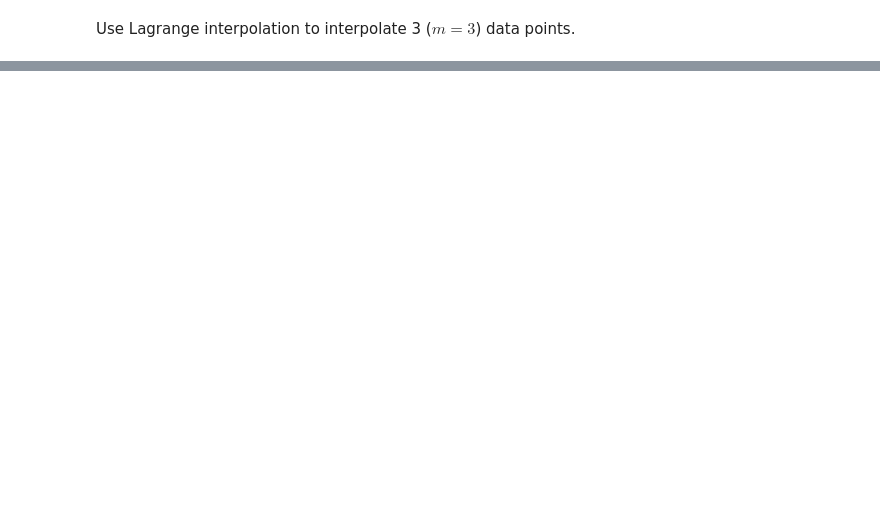
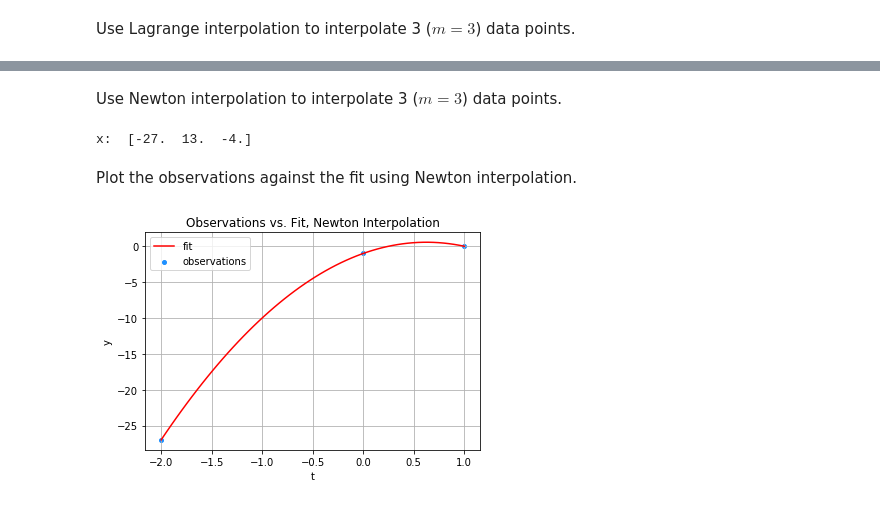
Before and after one commit to marcoemorais/numerics-python, a Jupyter notebook: notes/07-Interpolation.ipynb, the cells around one changed output, grey strips where cells are left out. Saved outputs shown, nothing was run; the diff lists cells and outputs as text; code cells hidden in the pictures; blank space fills up the shorter version.

```diff
--- a/notes/07-Interpolation.ipynb
+++ b/notes/07-Interpolation.ipynb
@@ -162,0 +227,63 @@ y = np.array([-27,-1,0], dtype='d')
+# %% [markdown]
+Use Newton interpolation to interpolate 3 ($m = 3$) data points.
+# %%
+import numpy as np
+import scipy.linalg as la
+
+# Input data $(t_i, y_i)$.
+m = 3
+t = np.array([-2,0,1], dtype='d')
+y = np.array([-27,-1,0], dtype='d')
+
+
+def newton_basis(t):
+    """
+    Return the lower triangular basis matrix used by Newton interpolation.
+    """
+    A = np.zeros((t.size, t.size))
+    for i in range(t.size):
+        aij = 1.
+        for j in range(i+1):
+            A[i,j] = aij
+            # a_{ij} = \pi_{j=1}^n (t_i - t_j)
+            aij = aij * (t[i]-t[j])
+    return A
+
+
+# Solve Lx = y for x using forward substitution.
+A = newton_basis(t)
+x = la.solve_triangular(A, y, lower=True, unit_diagonal=False)
+print("x: ", x)
+
+# Implement the polynomial p_2(t_i).
+p2ti = lambda ti: x[0] + x[1]*(ti-t[0]) + x[2]*(ti-t[0])*(ti-t[1])
+
+# Evaluate the polynomial at the data points.
+vp2ti = np.vectorize(p2ti)
+yhat = vp2ti(t)
+np.testing.assert_almost_equal(y - yhat, np.zeros(m))
+# %% [output]
+x:  [-27.  13.  -4.]
+# %% [markdown]
+Plot the observations against the fit using Newton interpolation.
+# %%
+import matplotlib.pyplot as plt
+
+%matplotlib inline
+
+# Fit the model to a dense 1D-grid of points from [t_min, t_max].
+fitn = m*20
+fitx = np.linspace(np.min(t), np.max(t), fitn)  # Actually t.
+fity = vp2ti(fitx)
+
+# Plot the fitted model against observations.
+plt.scatter(t, y, s=16, c='dodgerblue', label='observations')
+plt.plot(fitx, fity, c='red', label='fit')
+plt.title('Observations vs. Fit, Newton Interpolation')
+plt.ylabel('y')
+plt.xlabel('t')
+plt.grid()
+plt.legend()
+plt.show()
+# %% [output]
+[figure, added]
```
Also changed, not shown: parts of 21 cells of this notebook, 1 other file.
